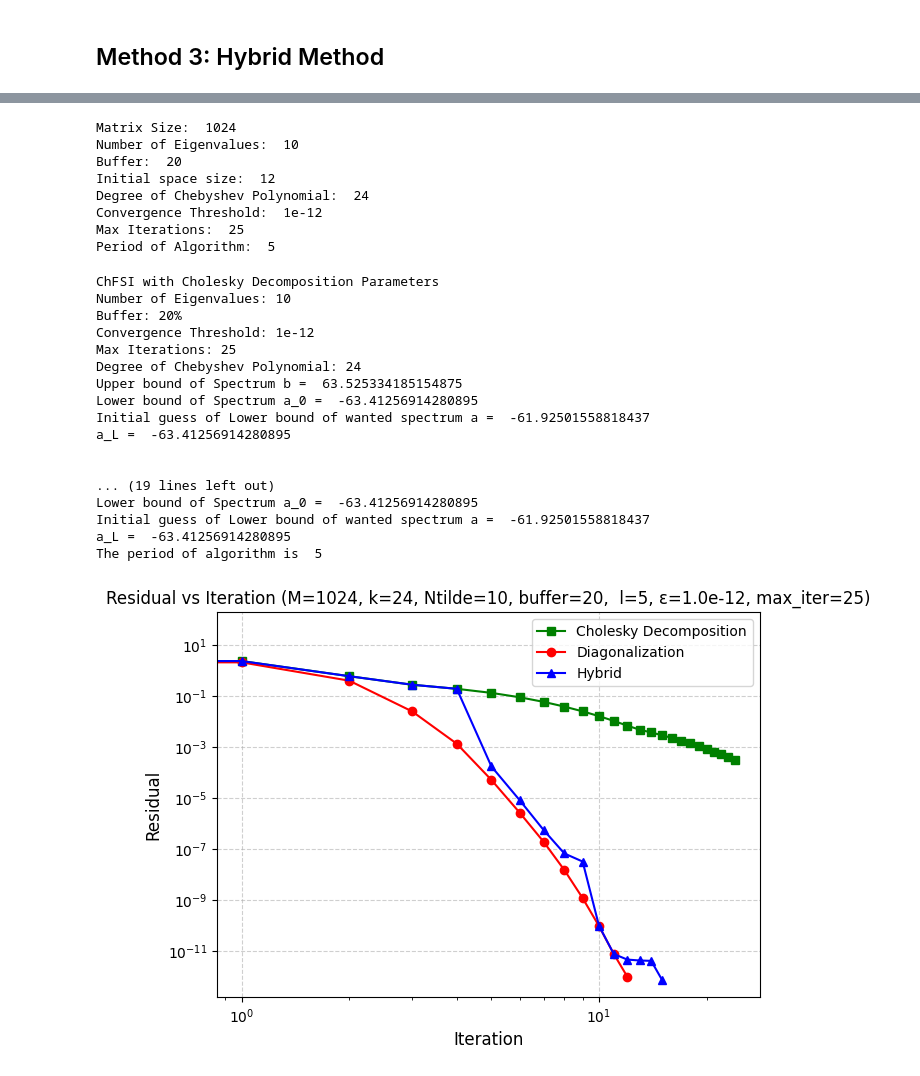
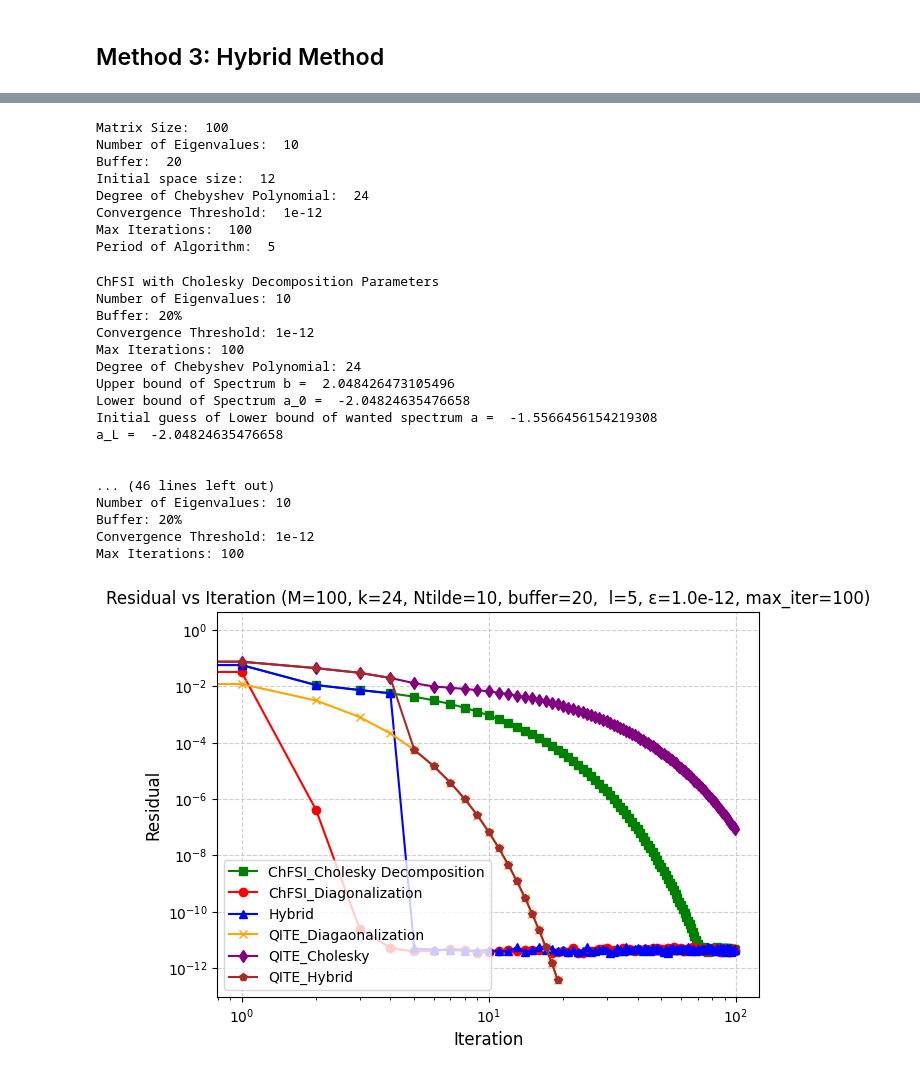
Before and after one commit to Nihar-Shah2001/Quantum_Computing_Notes, a Jupyter notebook: Notes/codes/project.ipynb, the cells around one changed output, grey strips where cells are left out. Drawn from its saved outputs; the diff is of its cells as text; code cells hidden in the pictures.

Commit message:
Update with QITE

```diff
--- a/Notes/codes/project.ipynb
+++ b/Notes/codes/project.ipynb
@@ -83,8 +86,8 @@ def condition_number(n, N):
     A = np.random.randn(n, N) + 1j*np.random.randn(n, N)
     cond_A = np.linalg.cond(A)
 
-    # Compute the minimum eigenvalue of H
-    a_L = np.min(np.abs(np.linalg.eigvalsh(H)))
+    # # Compute the minimum eigenvalue of H
+    # a_L = np.min(np.abs(np.linalg.eigvalsh(H)))
 
     # Create a random vector of size n x 1
     b = np.random.randn(n, 1) + 1j*np.random.randn(n, 1)
@@ -94,19 +97,19 @@ def condition_number(n, N):
     B[:, 0] = (b).flatten()
 
     if N > 1:
-        B[:, 1] = (H/a_L @ b).flatten()
+        B[:, 1] = (H @ b).flatten()
 
-    T_k_prev = 1
-    T_k_curr = a_L
+    # T_k_prev = 1
+    # T_k_curr = a_L
     T_prev = np.eye(n)  # T_0 = I
     T_curr = H          # T_1 = H
 
     for i in range(2, N):
         T_next = 2 * H @ T_curr - T_prev
-        T_k_next = 2 * a_L * T_k_curr - T_k_prev
-        B[:, i] = ((T_next / T_k_next) @ b).flatten()
+        # T_k_next = 2 * a_L * T_k_curr - T_k_prev
+        B[:, i] = (T_next@ b).flatten()
         T_prev, T_curr = T_curr, T_next  # Move forward in recurrence
-        T_k_prev, T_k_curr = T_k_curr, T_k_next
+        # T_k_prev, T_k_curr = T_k_curr, T_k_next
 
     cond_B = np.linalg.cond(B)
 
@@ -489,13 +628,13 @@ def ChFSI_hybd(Psi, H, k = 24, Ntilde = 10, buffer = 20, l = 10, epsilon = 1e-16
 # %%
 # Parameters
-M =  1024 # Dimension of the matrix
+M =  100 # Dimension of the matrix
 Ntilde = 10  # Number of eigenvalues
 buffer = 20  # Buffer for the number of eigenvalues
 N = int((1+(buffer/100)) * Ntilde)  # Number of eigenvalues to be found
 Psi = np.random.randn(M, N) + 1j * np.random.randn(M,N)
 k = 24  # Degree of Chebyshev polynomial
 epsilon = 1e-12  # Tolerance for convergence
-max_iter = 25 # Maximum number of iterations
+max_iter = 100 # Maximum number of iterations
 l = 5 # Period of the algorithm for Hybrid Algorithm
 H = generate_hermitian_matrix(M)
 
@@ -508,57 +647,63 @@ print("Convergence Threshold: ", epsilon)
 print("Max Iterations: ", max_iter)
 print("Period of Algorithm: ", l)
 # %% [output]
-Matrix Size:  1024
+Matrix Size:  100
 Number of Eigenvalues:  10
 Buffer:  20
 Initial space size:  12
 Degree of Chebyshev Polynomial:  24
 Convergence Threshold:  1e-12
-Max Iterations:  25
+Max Iterations:  100
 Period of Algorithm:  5
 # %%
 # Solving the problem
 eigenvals_chol, eigenvecs_chol, itr_chol, residual_chol = ChFSI_chol(Psi, H, k, Ntilde, buffer, epsilon, max_iter)
 eigenvals_diag, eigenvecs_diag, itr_diag, residual_diag = ChFSI_diag(Psi, H, k, Ntilde, buffer, epsilon, max_iter)
 eigenvals_hybd, eigenvecs_hybd, itr_hybd, residual_hybd = ChFSI_hybd(Psi, H, k, Ntilde, buffer, l, epsilon, max_iter)
+eigenvals_qitediag, eigenvecs_qitediag, itr_qitediag, residual_qitediag = QITE_diag(Psi, H, Ntilde, buffer, epsilon, max_iter)
+eigenvals_qitechol, eigenvecs_qitechol, itr_qitechol, residual_qitechol = QITE_chol(Psi, H, Ntilde, buffer, epsilon, max_iter)
+eigenvals_qitehybd, eigenvecs_qitehybd, itr_qitehybd, residual_qitehybd = QITE_hybd(Psi, H, Ntilde, buffer, l, epsilon, max_iter)
 eigenvals, eigenvecs = np.linalg.eigh(H)
 # %% [output]
 ChFSI with Cholesky Decomposition Parameters
 Number of Eigenvalues: 10
 Buffer: 20%
 Convergence Threshold: 1e-12
-Max Iterations: 25
+Max Iterations: 100
 Degree of Chebyshev Polynomial: 24
-Upper bound of Spectrum b =  63.525334185154875
-Lower bound of Spectrum a_0 =  -63.41256914280895
-Initial guess of Lower bound of wanted spectrum a =  -61.92501558818437
-a_L =  -63.41256914280895
+Upper bound of Spectrum b =  2.048426473105496
+Lower bound of Spectrum a_0 =  -2.04824635476658
+Initial guess of Lower bound of wanted spectrum a =  -1.5566456154219308
+a_L =  -2.04824635476658
 
 
-... (19 lines left out)
-Lower bound of Spectrum a_0 =  -63.41256914280895
-Initial guess of Lower bound of wanted spectrum a =  -61.92501558818437
-a_L =  -63.41256914280895
-The period of algorithm is  5
+... (46 lines left out)
+Number of Eigenvalues: 10
+Buffer: 20%
+Convergence Threshold: 1e-12
+Max Iterations: 100
 # %%
 # Plot the error
 plt.figure(figsize=(7, 5))
 plt.title(f"Residual vs Iteration (M={M}, k={k}, Ntilde={Ntilde}, buffer={buffer},  l={l}, ε={epsilon:.1e}, max_iter={max_iter})")
 
-plt.plot(np.arange(len(residual_chol)-1), residual_chol[1:], marker='s',  label="Cholesky Decomposition",color="green")
-plt.plot(np.arange(len(residual_diag)-1), residual_diag[1:], marker='o',  label="Diagonalization", color="red")
+plt.plot(np.arange(len(residual_chol)-1), residual_chol[1:], marker='s',  label="ChFSI_Cholesky Decomposition",color="green")
+plt.plot(np.arange(len(residual_diag)-1), residual_diag[1:], marker='o',  label="ChFSI_Diagonalization", color="red")
 plt.plot(np.arange(len(residual_hybd)-1), residual_hybd[1:], marker='^',  label="Hybrid",color="blue")
+plt.plot(np.arange(len(residual_qitediag)-1), residual_qitediag[1:], marker='x',  label="QITE_Diagaonalization", color="orange")
+plt.plot(np.arange(len(residual_qitechol)-1), residual_qitechol[1:], marker='d',  label="QITE_Cholesky", color="purple")
+plt.plot(np.arange(len(residual_qitehybd)-1), residual_qitehybd[1:], marker='p',  label="QITE_Hybrid", color="brown")
 
 plt.yscale("log")
 plt.xscale("log")
 plt.grid(True, linestyle="--", alpha=0.6)
 plt.xlabel("Iteration", fontsize=12)
 plt.ylabel("Residual", fontsize=12)
 # Legend adjustments
 plt.legend()
 plt.show()
 # %% [output]
-[figure, old version]
+[figure, new version]
 # %%
 print("Eigenvalues (Cholesky):", eigenvals_chol)
 print("Eigenvalues (Diagonalization):", eigenvals_diag)
```
Also changed, not shown: parts of 10 cells of this notebook, 1 other file.
